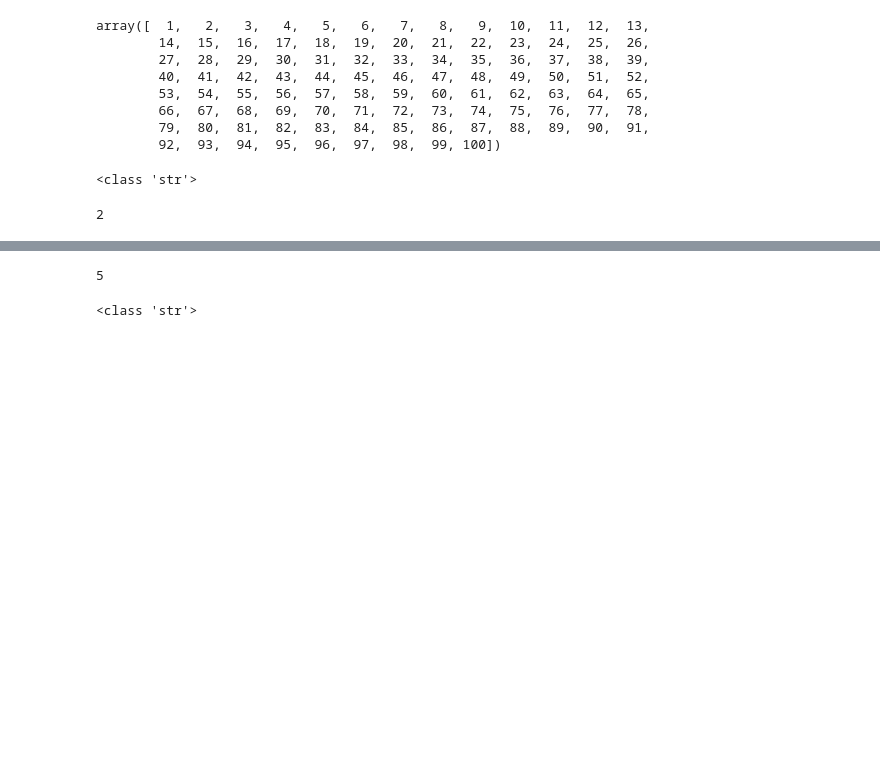
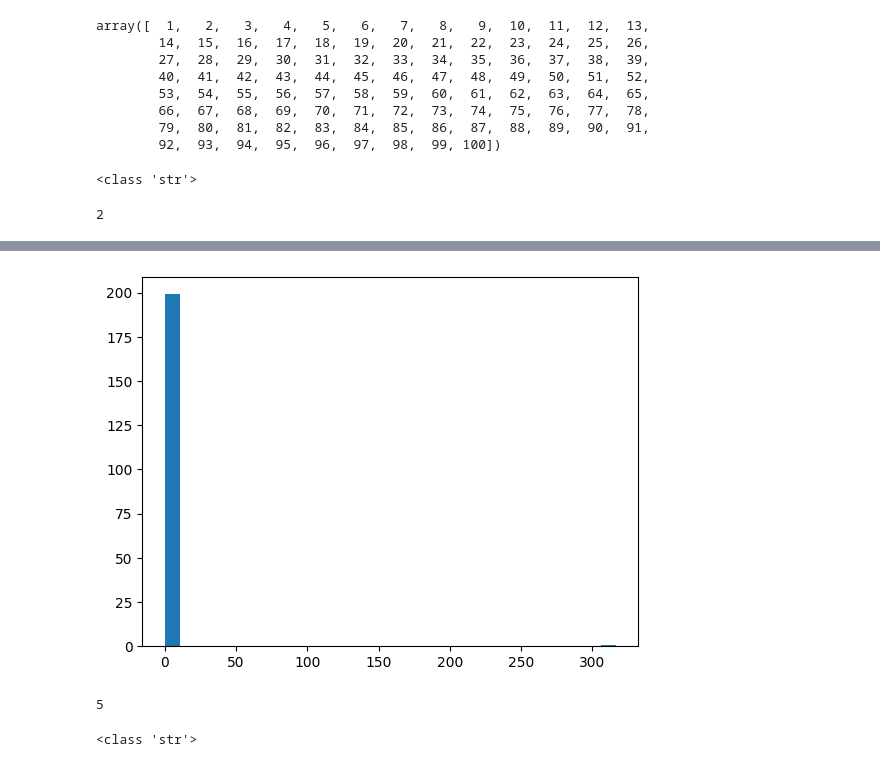
Before and after one commit to OmGuin/BASDL, a Jupyter notebook: random_testing.ipynb, the cells around one changed output, grey strips where cells are left out. Drawn from its saved outputs; the diff is of its cells as text; code cells hidden in the pictures; blank space fills up the shorter version.

```diff
--- a/random_testing.ipynb
+++ b/random_testing.ipynb
@@ -83,0 +115,4 @@ print(type(str(datetime.now())))
+# %%
+spectral_index = 2.5
+s = np.linspace(0.1, Nres, Nres)
+s = np.pow(s, -spectral_index)#.clip(0, 10)
@@ -84,3 +142,9 @@ print(type(str(datetime.now())))
+# %%
+import matplotlib.pyplot as plt
+plt.hist(s, bins = 30)
+plt.show()
+# %% [output]
+[figure, added]
 # %%
 if 4:
     print(5)
```
Also changed, not shown: parts of 4 cells of this notebook, 40 other files.
